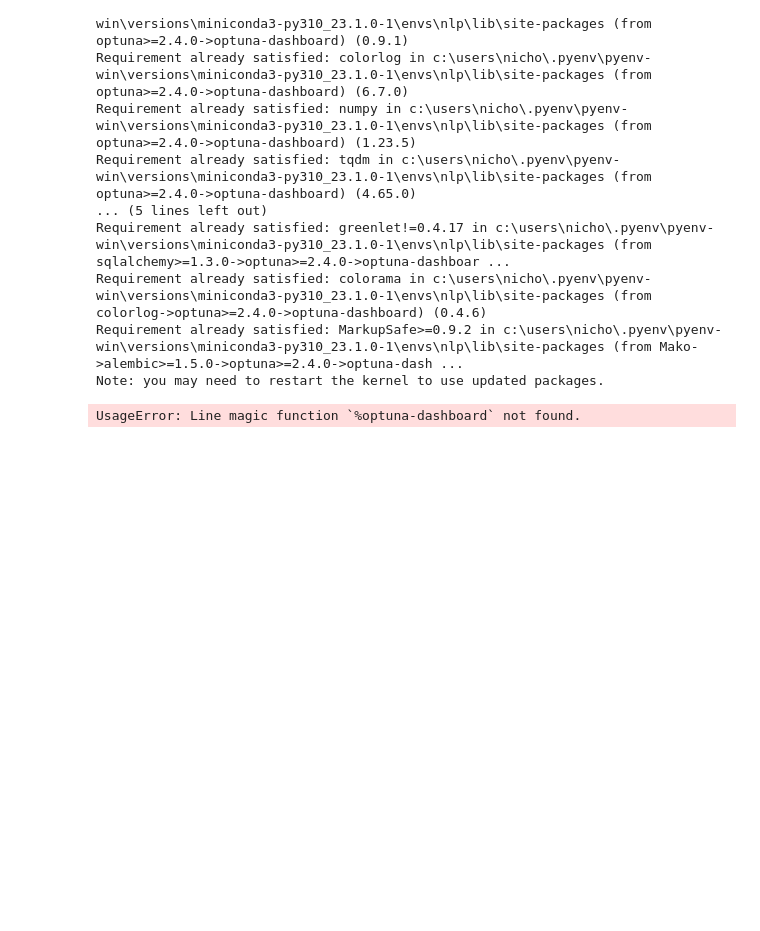
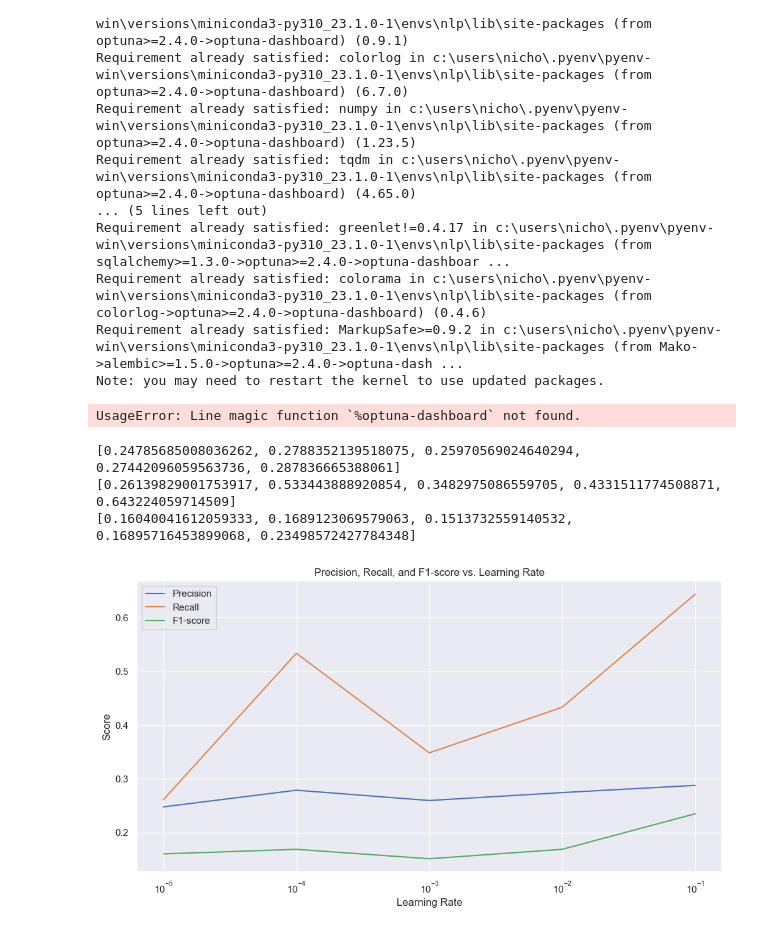
Before and after one commit to danieltobiastan/MicrosoftQA_LSTM, a Jupyter notebook: Model-finetune.ipynb, the cells around one changed output. Cells and saved outputs as stored; diff of their text form; code cells hidden in the pictures; blank space fills up the shorter version.

```diff
--- a/Model-finetune.ipynb
+++ b/Model-finetune.ipynb
@@ -841,6 +918,56 @@ Requirement already satisfied: colorama in c:\users\nicho\.pyenv\pyenv-win\versi
 Requirement already satisfied: MarkupSafe>=0.9.2 in c:\users\nicho\.pyenv\pyenv-win\versions\miniconda3-py310_23.1.0-1\envs\nlp\lib\site-packages (from Mako->alembic>=1.5.0->optuna>=2.4.0->optuna-dash ...
 Note: you may need to restart the kernel to use updated packages.
 UsageError: Line magic function `%optuna-dashboard` not found.
+# %%
+precision_scores = mean_cv_precision_scores
+recall_scores = mean_cv_recall_scores
+f1_scores = mean_cv_f1_scores
+print(precision_scores)
+print(recall_scores)
+print(f1_scores)
+# %% [output]
+[0.24785685008036262, 0.2788352139518075, 0.25970569024640294, 0.27442096059563736, 0.287836665388061]
+[0.26139829001753917, 0.533443888920854, 0.3482975086559705, 0.4331511774508871, 0.643224059714509]
+[0.16040041612059333, 0.1689123069579063, 0.1513732559140532, 0.16895716453899068, 0.23498572427784348]
+# %%
+import seaborn as sns
+%matplotlib inline
+import matplotlib.pyplot as plt
+sns.set()
+
+# Assuming you have already optimized the study and have obtained the mean cross-validation scores
+# for precision, recall, and F1-score for each learning rate
+learning_rates = [1e-5, 1e-4, 1e-3, 1e-2, 1e-1]
+# learning_rates = [1e-5, 1e-4, 1e-3, 1e-2, 1e-1]
+precision_scores = mean_cv_precision_scores
+recall_scores = mean_cv_recall_scores
+f1_scores = mean_cv_f1_scores
+
+# Create a figure with a single subplot
+fig, ax = plt.subplots(figsize=(12, 6))
+
+# Plot the precision scores
+ax.plot(learning_rates, precision_scores, label="Precision")
+
+# Plot the recall scores
+ax.plot(learning_rates, recall_scores, label="Recall")
+
+# Plot the F1 scores
+ax.plot(learning_rates, f1_scores, label="F1-score")
+
+# Set the axis labels and title
+ax.set_xlabel("Learning Rate")
+ax.set_ylabel("Score")
+ax.set_xscale("log")
+ax.set_title("Precision, Recall, and F1-score vs. Learning Rate")
+
+# Add a legend
+ax.legend()
+
+# Show the plot
+plt.show()
+# %% [output]
+[figure, added]
 # %%
 # Get a DataFrame containing the results of all trials
 df = study.trials_dataframe()
```
Also changed, not shown: parts of 23 cells of this notebook, 4 other files.
